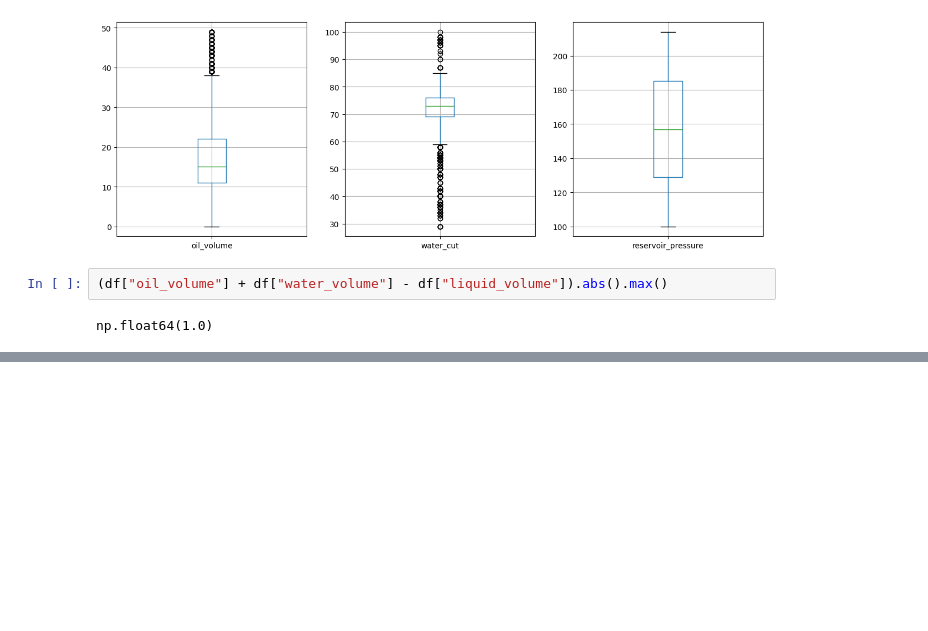
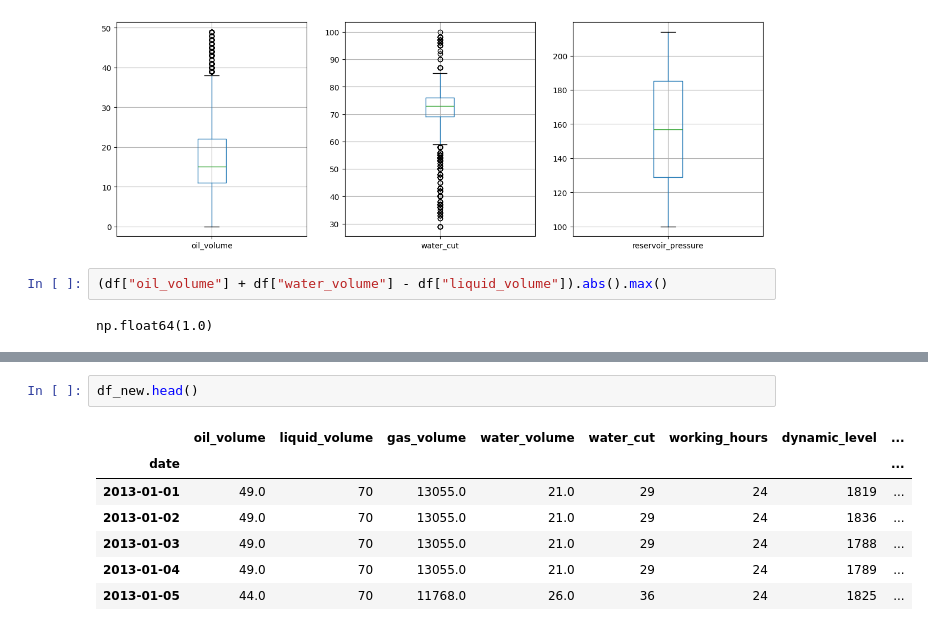
Before and after one commit to Jofregf/oil-well-production-analysis, a Jupyter notebook: notebooks/02_data_cleaning.ipynb, the cells around one changed output, grey strips where cells are left out. Drawn from its saved outputs; the diff is of its cells as text; blank space fills up the shorter version.

```diff
--- a/notebooks/02_data_cleaning.ipynb
+++ b/notebooks/02_data_cleaning.ipynb
@@ -162,0 +178,10 @@ df.to_excel("../data/processed/oil_well_clean.xlsx", index=False)
+# %%
+df_new.head()
+# %% [output]
+|  | oil_volume | liquid_volume | gas_volume | water_volume | water_cut | working_hours | dynamic_level | ... |
+| date |  |  |  |  |  |  |  | ... |
+| 2013-01-01 | 49.0 | 70 | 13055.0 | 21.0 | 29 | 24 | 1819 | ... |
+| 2013-01-02 | 49.0 | 70 | 13055.0 | 21.0 | 29 | 24 | 1836 | ... |
+| 2013-01-03 | 49.0 | 70 | 13055.0 | 21.0 | 29 | 24 | 1788 | ... |
+| 2013-01-04 | 49.0 | 70 | 13055.0 | 21.0 | 29 | 24 | 1789 | ... |
+| 2013-01-05 | 44.0 | 70 | 11768.0 | 26.0 | 36 | 24 | 1825 | ... |
```
Also changed, not shown: parts of 4 cells of this notebook.
